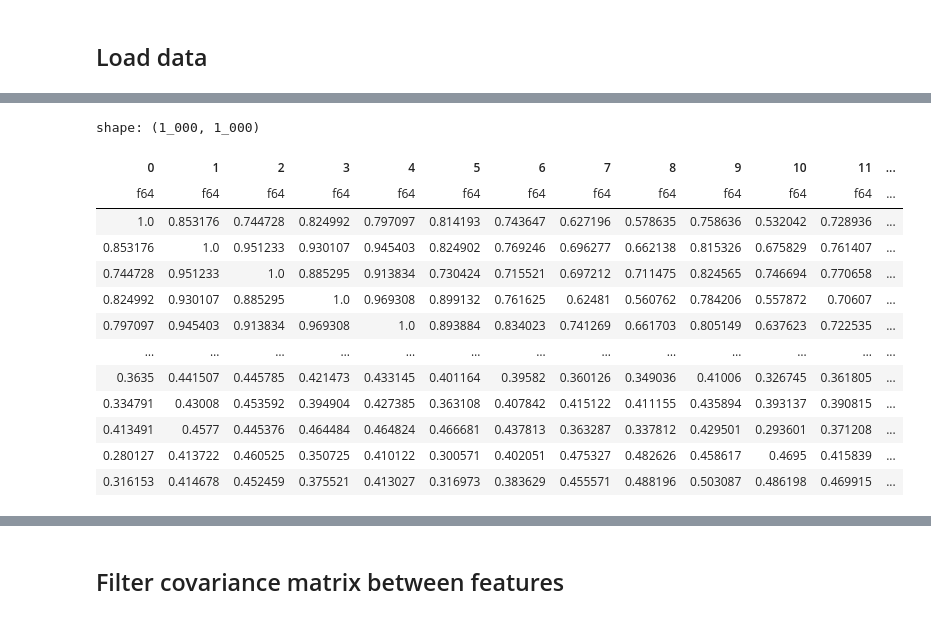
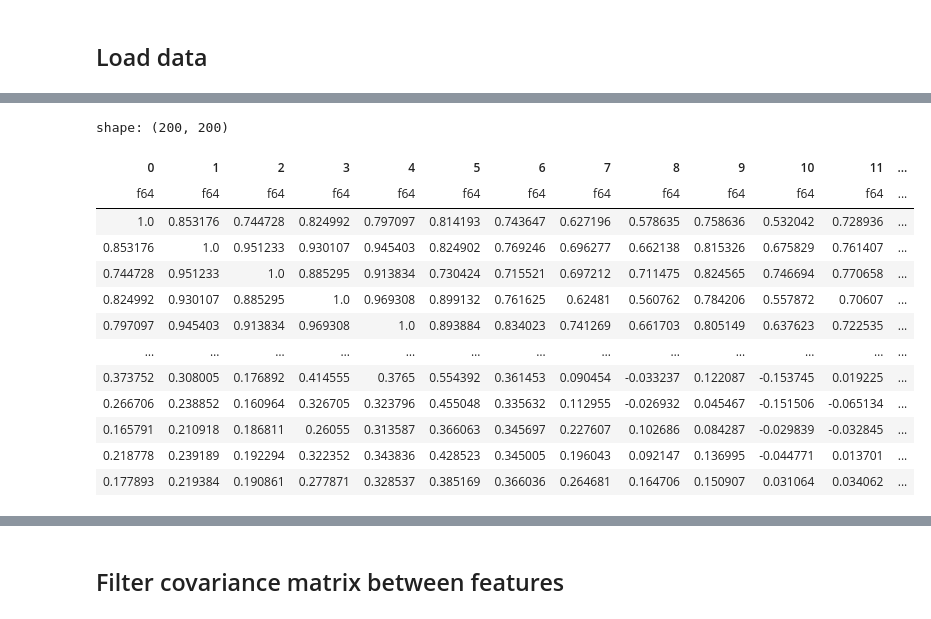
Before and after one commit to chataignault/irbackend, a Jupyter notebook: kaggle/market_state.ipynb, the cells around one changed output, grey strips where cells are left out. Drawn from its saved outputs; the diff is of its cells as text; code cells hidden in the pictures.

```diff
--- a/kaggle/market_state.ipynb
+++ b/kaggle/market_state.ipynb
@@ -206,30 +187,29 @@ features_lazy.collect_schema().names()[:10]
 # %%
 features_lazy = pl.scan_parquet("features.parquet").drop("__index_level_0__")
 cols = features_lazy.collect_schema().names()
-features_lazy = features_lazy.select(pl.col(cols[:1000]))
+features_lazy = features_lazy.select(pl.col(cols[:200]))
 n = len(features_lazy.collect_schema().names())
 lazy_cor = pl.concat(
     [
         features_lazy.select(pl.corr(pl.all(), pl.col(f"{i}"))).collect()
         for i in range(n)
     ]
 )
-lazy_cor
 # %% [output]
-shape: (1_000, 1_000)
+shape: (200, 200)
 | 0 | 1 | 2 | 3 | 4 | 5 | 6 | 7 | 8 | 9 | 10 | 11 | ... |
 | f64 | f64 | f64 | f64 | f64 | f64 | f64 | f64 | f64 | f64 | f64 | f64 | ... |
 | 1.0 | 0.853176 | 0.744728 | 0.824992 | 0.797097 | 0.814193 | 0.743647 | 0.627196 | 0.578635 | 0.758636 | 0.532042 | 0.728936 | ... |
 | 0.853176 | 1.0 | 0.951233 | 0.930107 | 0.945403 | 0.824902 | 0.769246 | 0.696277 | 0.662138 | 0.815326 | 0.675829 | 0.761407 | ... |
 | 0.744728 | 0.951233 | 1.0 | 0.885295 | 0.913834 | 0.730424 | 0.715521 | 0.697212 | 0.711475 | 0.824565 | 0.746694 | 0.770658 | ... |
 | 0.824992 | 0.930107 | 0.885295 | 1.0 | 0.969308 | 0.899132 | 0.761625 | 0.62481 | 0.560762 | 0.784206 | 0.557872 | 0.70607 | ... |
 | 0.797097 | 0.945403 | 0.913834 | 0.969308 | 1.0 | 0.893884 | 0.834023 | 0.741269 | 0.661703 | 0.805149 | 0.637623 | 0.722535 | ... |
 | … | … | … | … | … | … | … | … | … | … | … | … | ... |
-| 0.3635 | 0.441507 | 0.445785 | 0.421473 | 0.433145 | 0.401164 | 0.39582 | 0.360126 | 0.349036 | 0.41006 | 0.326745 | 0.361805 | ... |
-| 0.334791 | 0.43008 | 0.453592 | 0.394904 | 0.427385 | 0.363108 | 0.407842 | 0.415122 | 0.411155 | 0.435894 | 0.393137 | 0.390815 | ... |
-| 0.413491 | 0.4577 | 0.445376 | 0.464484 | 0.464824 | 0.466681 | 0.437813 | 0.363287 | 0.337812 | 0.429501 | 0.293601 | 0.371208 | ... |
-| 0.280127 | 0.413722 | 0.460525 | 0.350725 | 0.410122 | 0.300571 | 0.402051 | 0.475327 | 0.482626 | 0.458617 | 0.4695 | 0.415839 | ... |
-| 0.316153 | 0.414678 | 0.452459 | 0.375521 | 0.413027 | 0.316973 | 0.383629 | 0.455571 | 0.488196 | 0.503087 | 0.486198 | 0.469915 | ... |
+| 0.373752 | 0.308005 | 0.176892 | 0.414555 | 0.3765 | 0.554392 | 0.361453 | 0.090454 | -0.033237 | 0.122087 | -0.153745 | 0.019225 | ... |
+| 0.266706 | 0.238852 | 0.160964 | 0.326705 | 0.323796 | 0.455048 | 0.335632 | 0.112955 | -0.026932 | 0.045467 | -0.151506 | -0.065134 | ... |
+| 0.165791 | 0.210918 | 0.186811 | 0.26055 | 0.313587 | 0.366063 | 0.345697 | 0.227607 | 0.102686 | 0.084287 | -0.029839 | -0.032845 | ... |
+| 0.218778 | 0.239189 | 0.192294 | 0.322352 | 0.343836 | 0.428523 | 0.345005 | 0.196043 | 0.092147 | 0.136995 | -0.044771 | 0.013701 | ... |
+| 0.177893 | 0.219384 | 0.190861 | 0.277871 | 0.328537 | 0.385169 | 0.366036 | 0.264681 | 0.164706 | 0.150907 | 0.031064 | 0.034062 | ... |
 # %%
 from matplotlib import pyplot as plt
 
```
Also changed, not shown: parts of 19 cells of this notebook.
